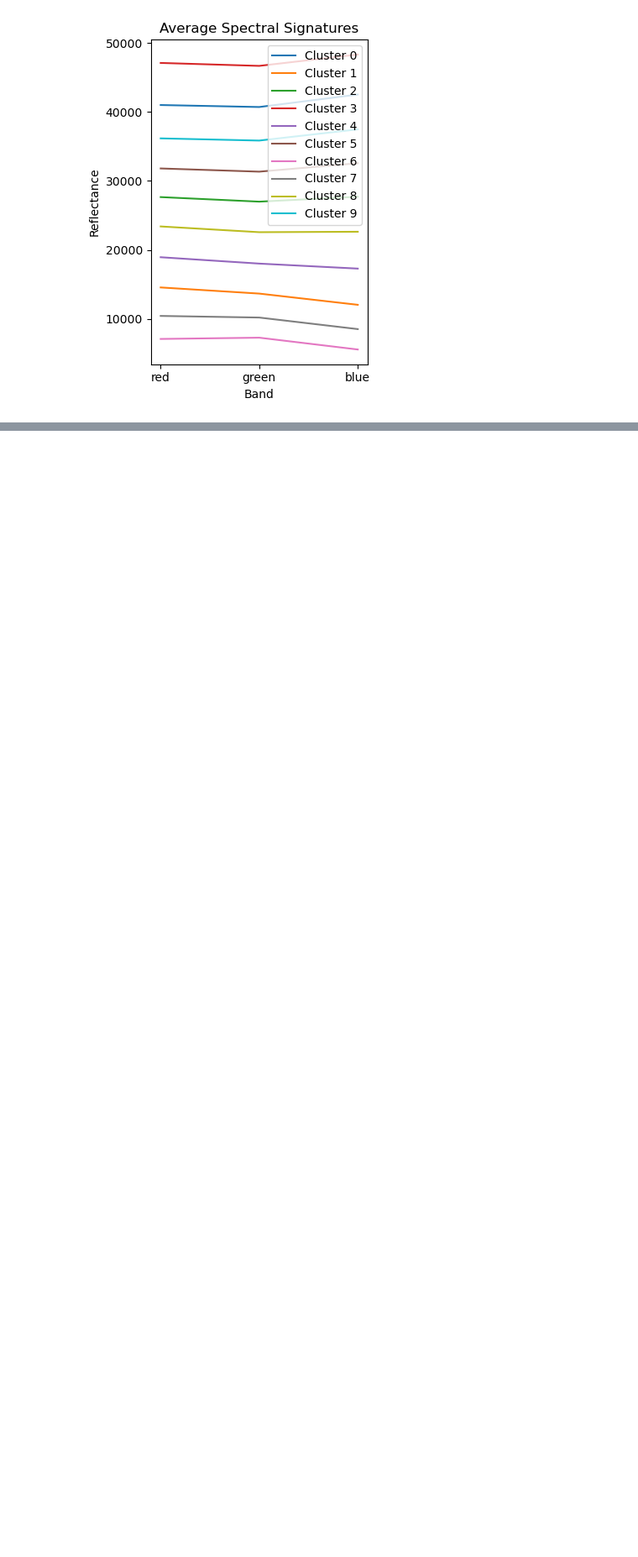
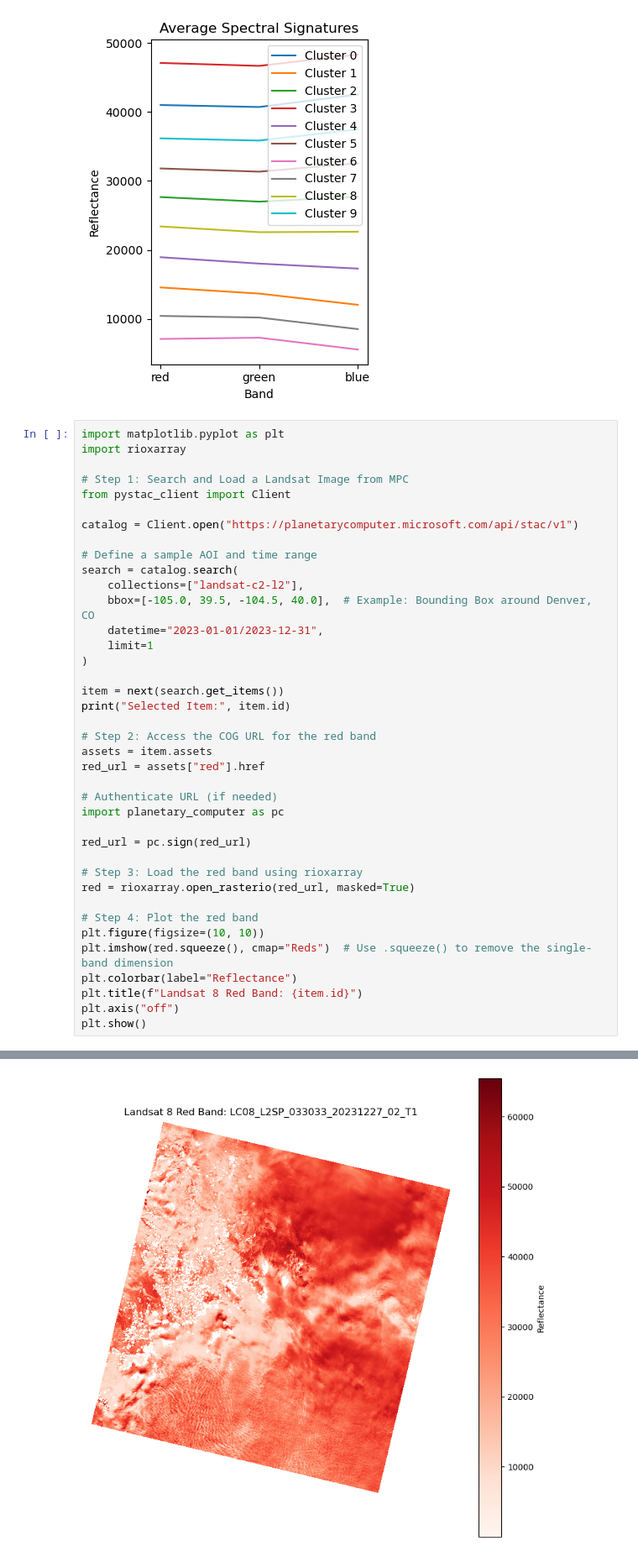
Before and after one commit to andrewniehaus/geog-313FinalProject, a Jupyter notebook: WorkingCode/MiniBatchKMeansDemo.ipynb, the cells around one changed output, grey strips where cells are left out. Shown at 84% size. Drawn from its saved outputs; the diff is of its cells as text; blank space fills up the shorter version.

```diff
--- a/WorkingCode/MiniBatchKMeansDemo.ipynb
+++ b/WorkingCode/MiniBatchKMeansDemo.ipynb
@@ -77,3 +77,43 @@ plt.tight_layout()
 plt.show()
 # %% [output]
 [figure]
+# %%
+import matplotlib.pyplot as plt
+import rioxarray
+
+# Step 1: Search and Load a Landsat Image from MPC
+from pystac_client import Client
+
+catalog = Client.open("https://planetarycomputer.microsoft.com/api/stac/v1")
+
+# Define a sample AOI and time range
+search = catalog.search(
+    collections=["landsat-c2-l2"],
+    bbox=[-105.0, 39.5, -104.5, 40.0],  # Example: Bounding Box around Denver, CO
+    datetime="2023-01-01/2023-12-31",
+    limit=1
+)
+
+item = next(search.get_items())
+print("Selected Item:", item.id)
+
+# Step 2: Access the COG URL for the red band
+assets = item.assets
+red_url = assets["red"].href
+
+# Authenticate URL (if needed)
+import planetary_computer as pc
+
+red_url = pc.sign(red_url)
+
+# Step 3: Load the red band using rioxarray
+red = rioxarray.open_rasterio(red_url, masked=True)
+
+# Step 4: Plot the red band
+plt.figure(figsize=(10, 10))
+plt.imshow(red.squeeze(), cmap="Reds")  # Use .squeeze() to remove the single-band dimension
+plt.colorbar(label="Reflectance")
+plt.title(f"Landsat 8 Red Band: {item.id}")
+plt.axis("off")
+plt.show()
+# %% [output]
@@ -79,0 +121 @@ plt.show()
+[figure, added]
```
Also changed, not shown: parts of 1 cell of this notebook, 1 other file.
